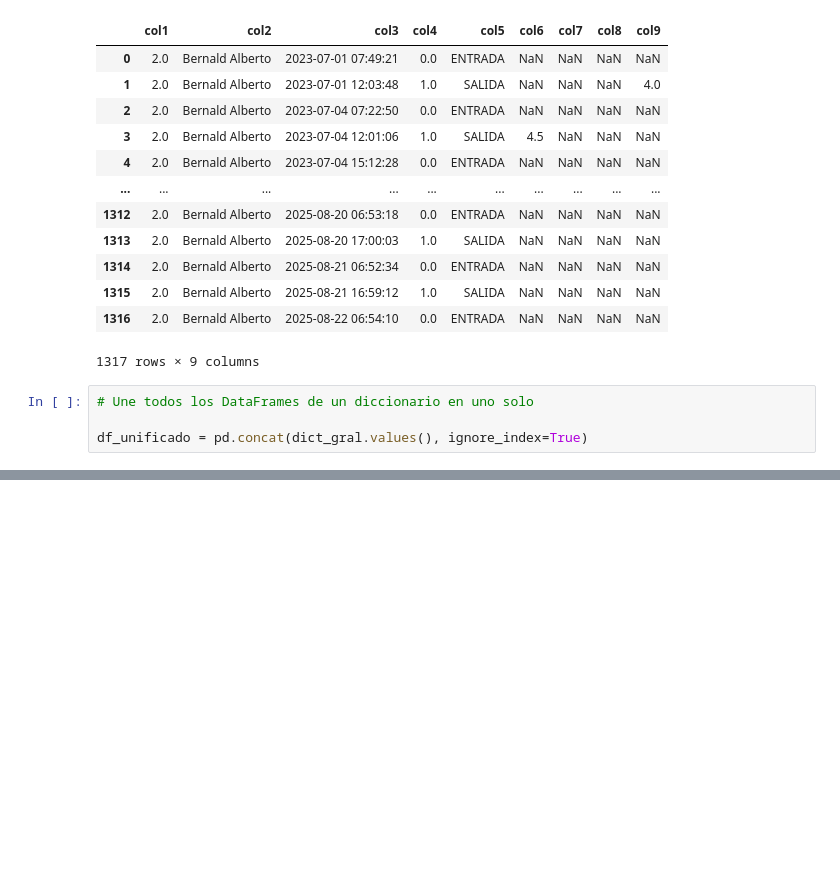
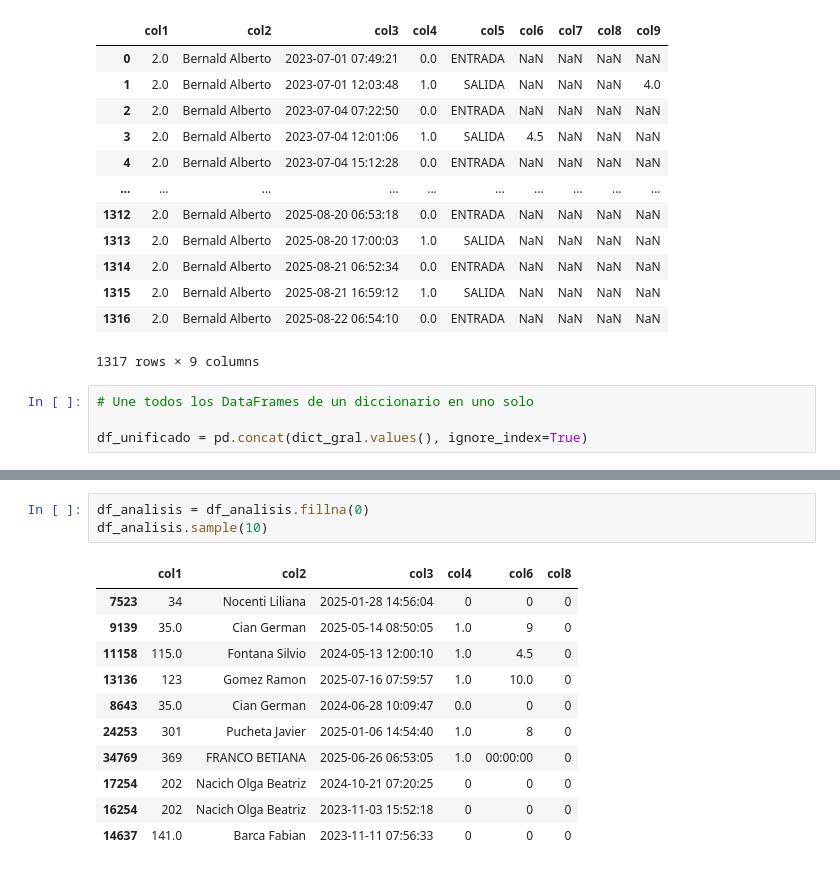
Before and after one commit to hzaquelli82/APSA-Dashboard, a Jupyter notebook: Notebook/Productividad.ipynb, the cells around one changed output, grey strips where cells are left out. Drawn from its saved outputs; the diff is of its cells as text; blank space fills up the shorter version.

```diff
--- a/Notebook/Productividad.ipynb
+++ b/Notebook/Productividad.ipynb
@@ -149,0 +131,15 @@ df_disp.drop(columns=['Fecha/Hora'], inplace=True)
+# %%
+df_analisis = df_analisis.fillna(0)
+df_analisis.sample(10)
+# %% [output]
+|  | col1 | col2 | col3 | col4 | col6 | col8 |
+| 7523 | 34 | Nocenti Liliana | 2025-01-28 14:56:04 | 0 | 0 | 0 |
+| 9139 | 35.0 | Cian German | 2025-05-14 08:50:05 | 1.0 | 9 | 0 |
+| 11158 | 115.0 | Fontana Silvio | 2024-05-13 12:00:10 | 1.0 | 4.5 | 0 |
+| 13136 | 123 | Gomez Ramon | 2025-07-16 07:59:57 | 1.0 | 10.0 | 0 |
+| 8643 | 35.0 | Cian German | 2024-06-28 10:09:47 | 0.0 | 0 | 0 |
+| 24253 | 301 | Pucheta Javier | 2025-01-06 14:54:40 | 1.0 | 8 | 0 |
+| 34769 | 369 | FRANCO BETIANA | 2025-06-26 06:53:05 | 1.0 | 00:00:00 | 0 |
+| 17254 | 202 | Nacich Olga Beatriz | 2024-10-21 07:20:25 | 0 | 0 | 0 |
+| 16254 | 202 | Nacich Olga Beatriz | 2023-11-03 15:52:18 | 0 | 0 | 0 |
+| 14637 | 141.0 | Barca Fabian | 2023-11-11 07:56:33 | 0 | 0 | 0 |
```
Also changed, not shown: parts of 9 cells of this notebook.
